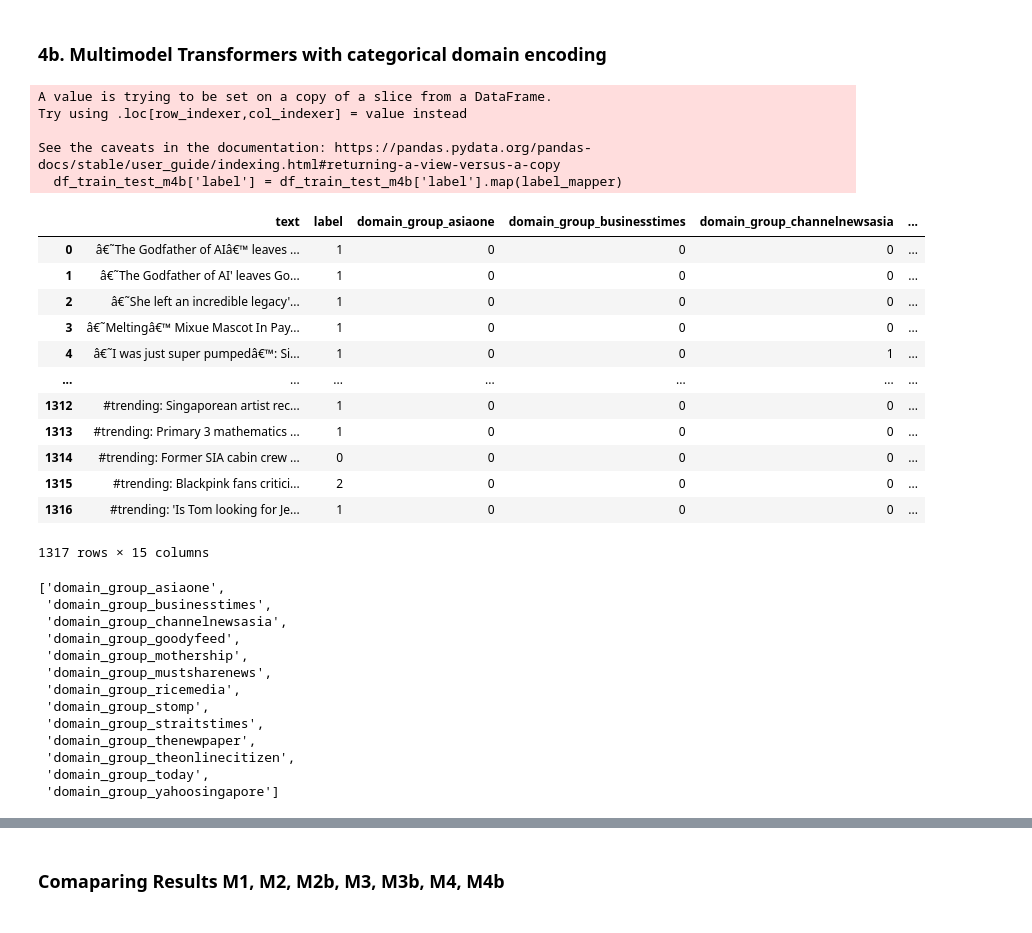
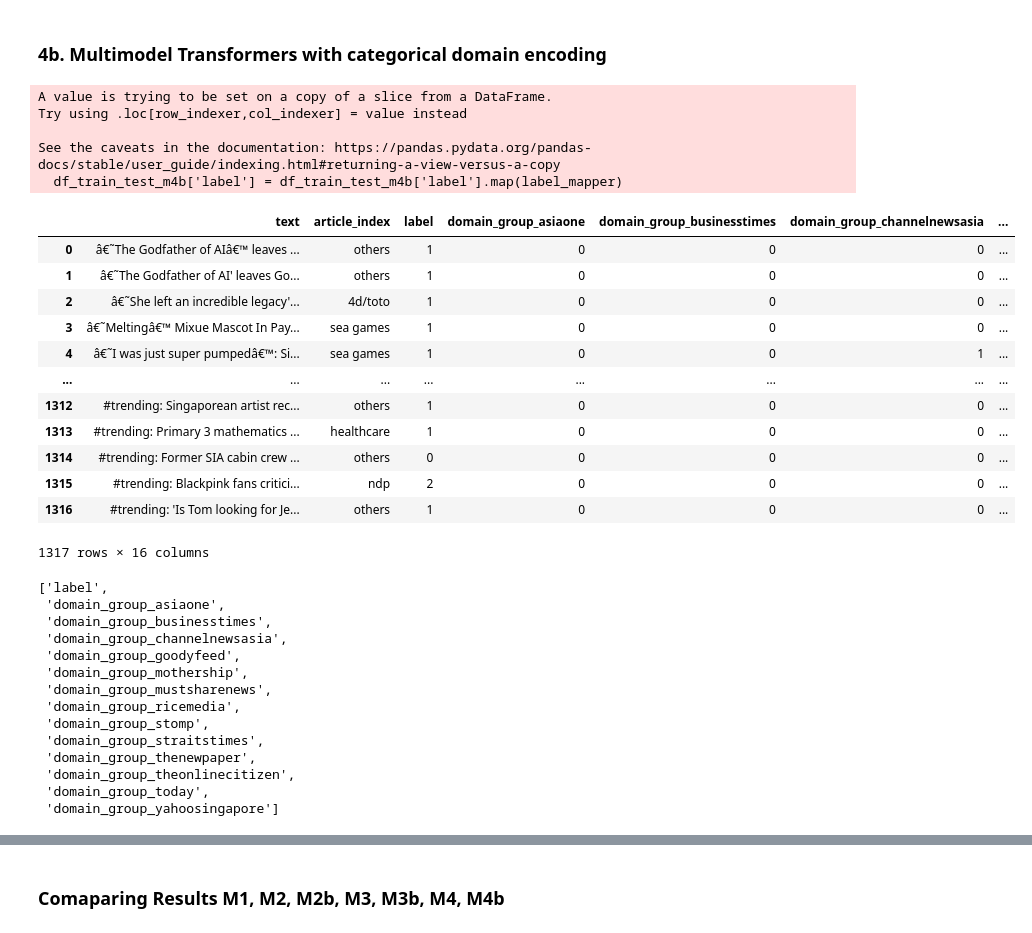
Before and after one commit to xeonkai/news_matching, a Jupyter notebook: traction-analytics/traction_analytics.ipynb, the cells around one changed output, grey strips where cells are left out. Saved outputs shown, nothing was run; the diff lists cells and outputs as text; code cells hidden in the pictures.

```diff
--- a/traction-analytics/traction_analytics.ipynb
+++ b/traction-analytics/traction_analytics.ipynb
@@ -39,9 +39,16 @@ sns.set_theme()
 # Read and perform basic data processing
 
 df = pd.read_csv('data/combined_data_merged.csv')
-df = df[['published', 'headline', 'summary', 'link', 'domain','facebook_interactions', 'date_extracted']]
+df = df[['published', 'headline', 'summary', 'link', 'domain','facebook_interactions', 'date_extracted', 'suggested_labels']]
 df['published'] = pd.to_datetime(df['published'])
 df['date_extracted'] = pd.to_datetime(df['date_extracted'])
+
+# convert suggested_labels to list
+df['suggested_labels'] = df['suggested_labels'].apply(lambda x: ast.literal_eval(x))
+df['article_theme'] = df['suggested_labels'].apply(lambda x: x[0].split(' > ')[0])
+df['article_index'] = df['suggested_labels'].apply(lambda x: x[0].split(' > ')[1])
+
+df = df.drop(columns=['suggested_labels'])
 df = df.sort_values(by=['headline', 'published', 'date_extracted'], ascending=[False, True, True]).reset_index(drop=True)
 
 df
@@ -1796,37 +1985,38 @@ plot_confusion_matrix(test_y_m4, pred_y_m4)
 ### 4b. Multimodel Transformers with categorical domain encoding
 # %%
 df_labelled_m4b = df_labelled.copy()
-df_train_test_m4b = df_labelled_m4b[['text', 'domain_group', 'label']]
+df_train_test_m4b = df_labelled_m4b[['text', 'domain_group', 'article_index', 'label']]
 label_mapper = {'trending': 2, 'diminishing': 0, 'neutral': 1}
 df_train_test_m4b['label'] = df_train_test_m4b['label'].map(label_mapper)
 
 df_train_test_m4b = pd.get_dummies(df_train_test_m4b, columns=['domain_group'])
 
 df_train_test_m4b
 # %% [output]
 A value is trying to be set on a copy of a slice from a DataFrame.
 Try using .loc[row_indexer,col_indexer] = value instead
 
 See the caveats in the documentation: https://pandas.pydata.org/pandas-docs/stable/user_guide/indexing.html#returning-a-view-versus-a-copy
   df_train_test_m4b['label'] = df_train_test_m4b['label'].map(label_mapper)
-|  | text | label | domain_group_asiaone | domain_group_businesstimes | domain_group_channelnewsasia | ... |
-| 0 | â€˜The Godfather of AIâ€™ leaves ... | 1 | 0 | 0 | 0 | ... |
-| 1 | â€˜The Godfather of AI' leaves Go... | 1 | 0 | 0 | 0 | ... |
-| 2 | â€˜She left an incredible legacy'... | 1 | 0 | 0 | 0 | ... |
-| 3 | â€˜Meltingâ€™ Mixue Mascot In Pay... | 1 | 0 | 0 | 0 | ... |
-| 4 | â€˜I was just super pumpedâ€™: Si... | 1 | 0 | 0 | 1 | ... |
-| ... | ... | ... | ... | ... | ... | ... |
-| 1312 | #trending: Singaporean artist rec... | 1 | 0 | 0 | 0 | ... |
-| 1313 | #trending: Primary 3 mathematics ... | 1 | 0 | 0 | 0 | ... |
-| 1314 | #trending: Former SIA cabin crew ... | 0 | 0 | 0 | 0 | ... |
-| 1315 | #trending: Blackpink fans critici... | 2 | 0 | 0 | 0 | ... |
-| 1316 | #trending: 'Is Tom looking for Je... | 1 | 0 | 0 | 0 | ... |
+|  | text | article_index | label | domain_group_asiaone | domain_group_businesstimes | domain_group_channelnewsasia | ... |
+| 0 | â€˜The Godfather of AIâ€™ leaves ... | others | 1 | 0 | 0 | 0 | ... |
+| 1 | â€˜The Godfather of AI' leaves Go... | others | 1 | 0 | 0 | 0 | ... |
+| 2 | â€˜She left an incredible legacy'... | 4d/toto | 1 | 0 | 0 | 0 | ... |
+| 3 | â€˜Meltingâ€™ Mixue Mascot In Pay... | sea games | 1 | 0 | 0 | 0 | ... |
+| 4 | â€˜I was just super pumpedâ€™: Si... | sea games | 1 | 0 | 0 | 1 | ... |
+| ... | ... | ... | ... | ... | ... | ... | ... |
+| 1312 | #trending: Singaporean artist rec... | others | 1 | 0 | 0 | 0 | ... |
+| 1313 | #trending: Primary 3 mathematics ... | healthcare | 1 | 0 | 0 | 0 | ... |
+| 1314 | #trending: Former SIA cabin crew ... | others | 0 | 0 | 0 | 0 | ... |
+| 1315 | #trending: Blackpink fans critici... | ndp | 2 | 0 | 0 | 0 | ... |
+| 1316 | #trending: 'Is Tom looking for Je... | others | 1 | 0 | 0 | 0 | ... |
-1317 rows × 15 columns
+1317 rows × 16 columns
 # %%
 domain_group_cols = list(df_train_test_m4b.columns[2:])
 domain_group_cols
 # %% [output]
-['domain_group_asiaone',
+['label',
+ 'domain_group_asiaone',
  'domain_group_businesstimes',
  'domain_group_channelnewsasia',
  'domain_group_goodyfeed',
```
Also changed, not shown: parts of 65 cells of this notebook.
